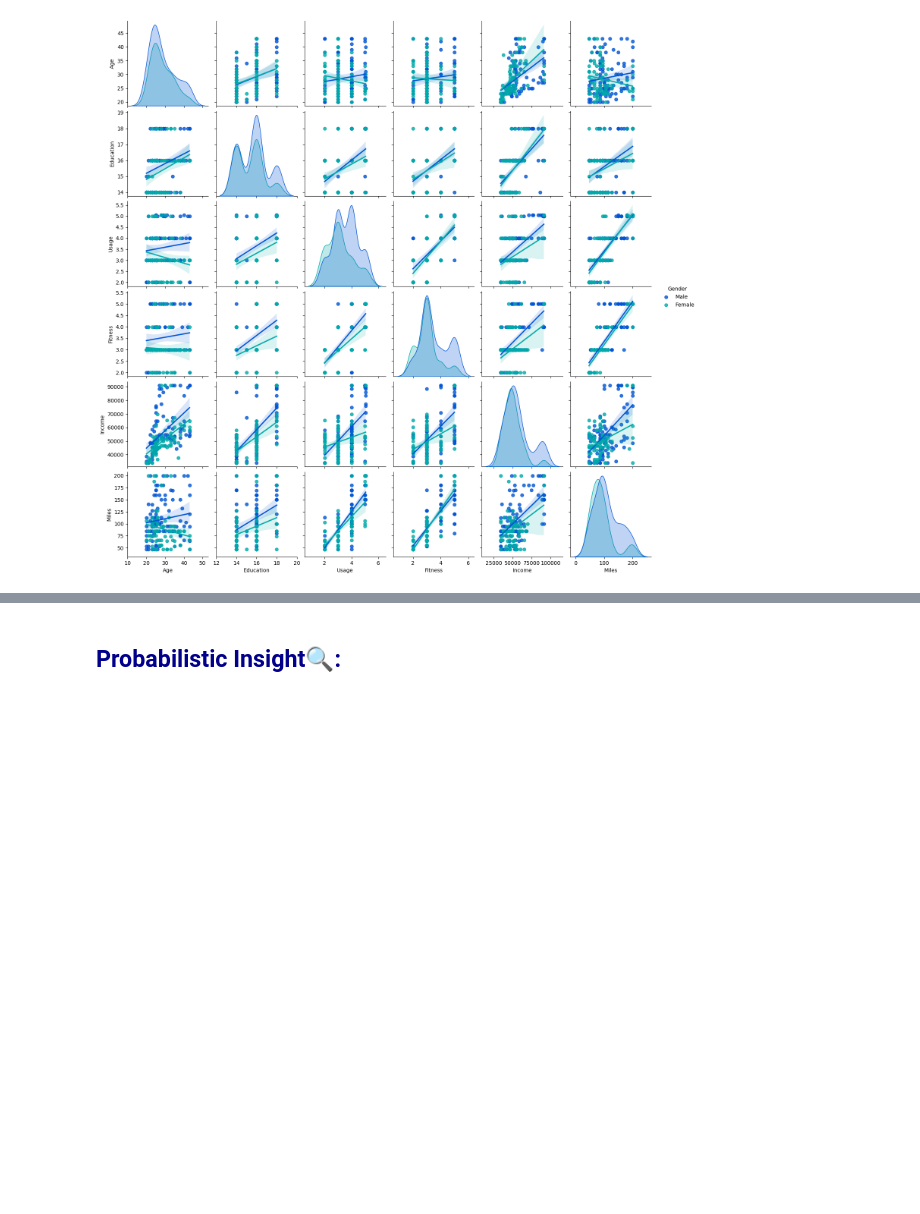
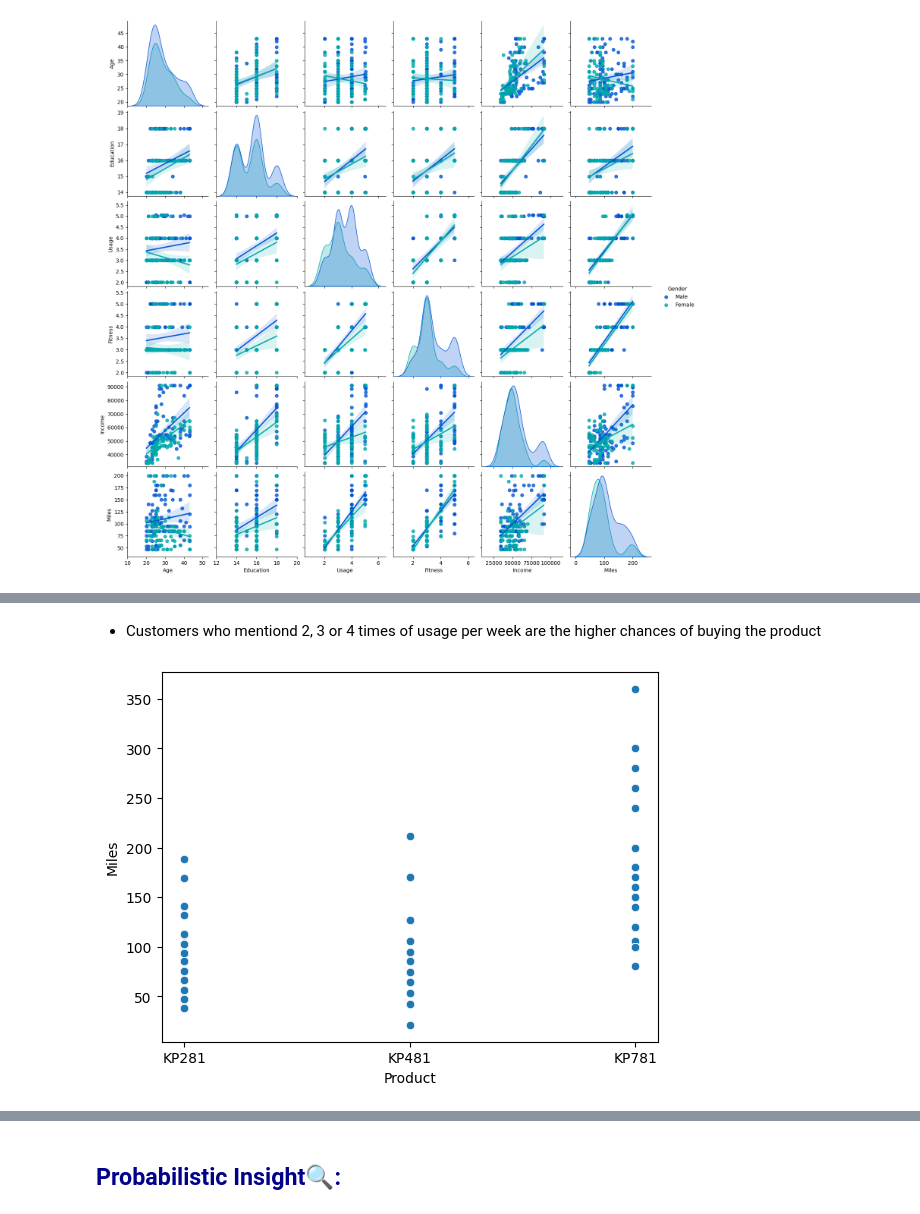
Before and after one commit to nigowda/03.Business-Case-Aerofit--Descriptive-Statistics---Probability, a Jupyter notebook: AerofitCaseStudy_Nishanth_Gowda.ipynb, the cells around one changed output, grey strips where cells are left out. Drawn from its saved outputs; the diff is of its cells as text; code cells hidden in the pictures; blank space fills up the shorter version.

```diff
--- a/AerofitCaseStudy_Nishanth_Gowda.ipynb
+++ b/AerofitCaseStudy_Nishanth_Gowda.ipynb
@@ -598,0 +611,7 @@ plt.show()
+# %% [markdown]
+* Customers who mentiond 2, 3 or 4 times of usage per week are the higher chances of buying the product
+# %%
+sns.scatterplot(data=data, x='Product', y='Miles')
+plt.show()
+# %% [output]
+[figure, added]
```
Also changed, not shown: parts of 9 cells of this notebook.
